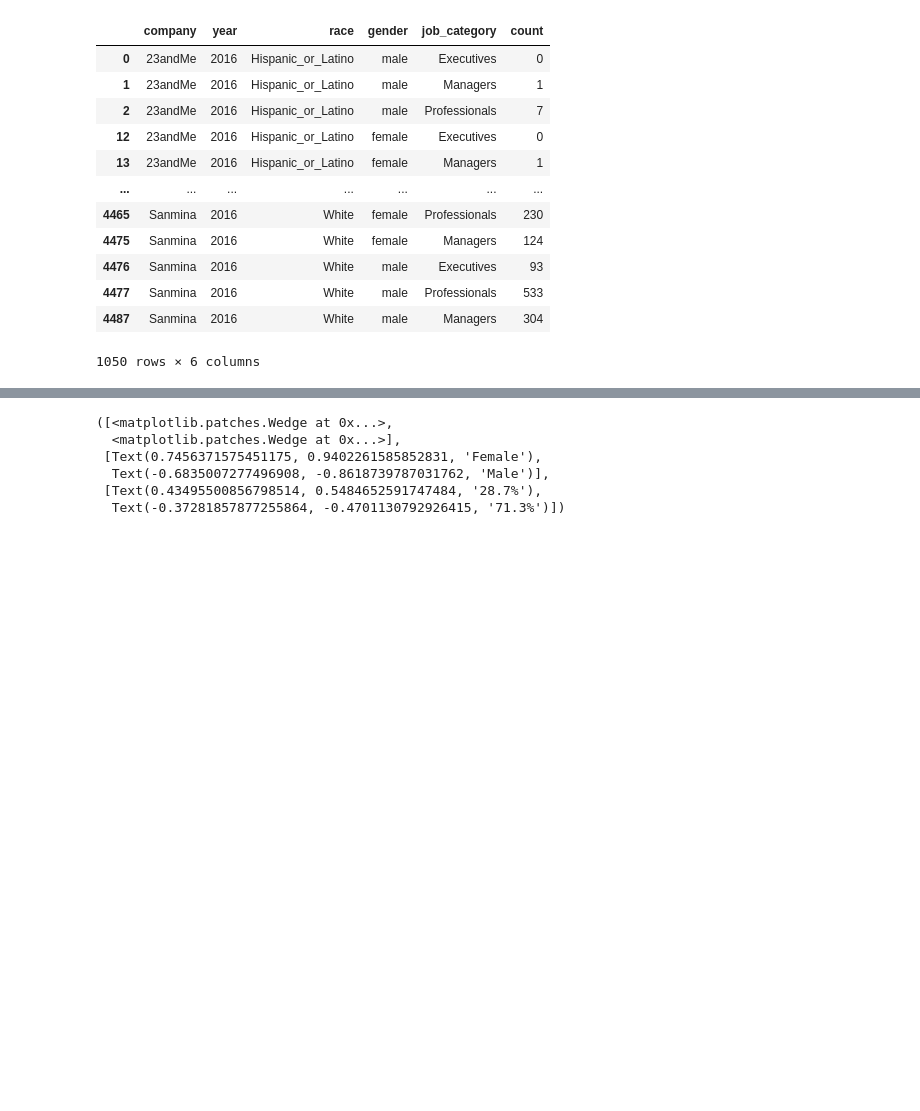
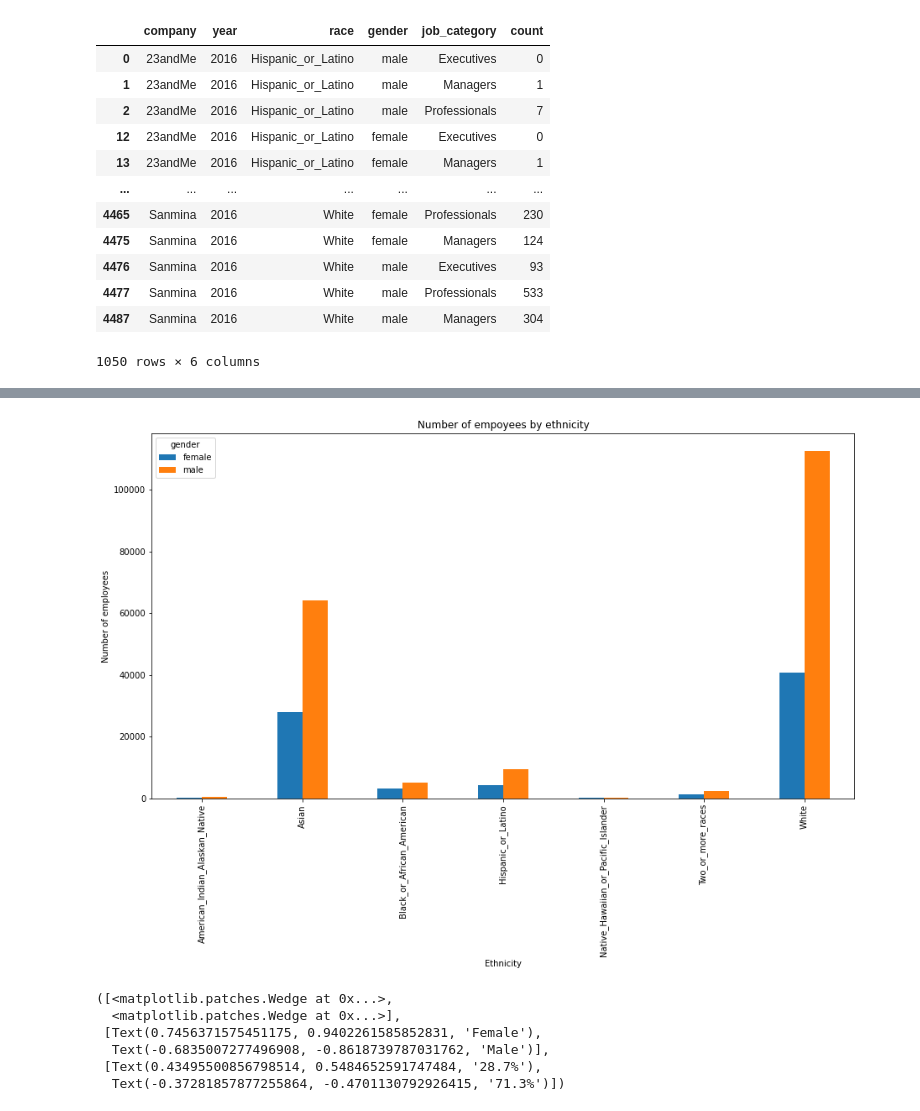
Before and after one commit to tritchlin/group-project1, a Jupyter notebook: project1.ipynb, the cells around one changed output, grey strips where cells are left out. Drawn from its saved outputs; the diff is of its cells as text; code cells hidden in the pictures; blank space fills up the shorter version.

```diff
--- a/project1.ipynb
+++ b/project1.ipynb
@@ -94,4 +94,20 @@ plt.tight_layout()
 <Figure size 432x288 with 0 Axes>
+# %%
+#Create bar chart showing number of male and female by ethnicity.
+
+
+gender_race = gender_data.groupby(["race","gender"])["count"].sum().reset_index()
+
+
+gender_race.pivot(index = "race",columns = "gender", values = "count").plot(kind="bar",figsize = (15,8))
+
+plt.xlabel ("Ethnicity")
+plt.ylabel ("Number of employees")
+plt.title("Number of empoyees by ethnicity")
+
+plt.show()
+# %% [output]
+[figure, added]
 # %%
 #Create pie chart to show difference betwwen male and femle representation.
 number_gender = gender_data.groupby ("gender")["count"].sum().to_frame()
```
Also changed, not shown: parts of 3 cells of this notebook.
